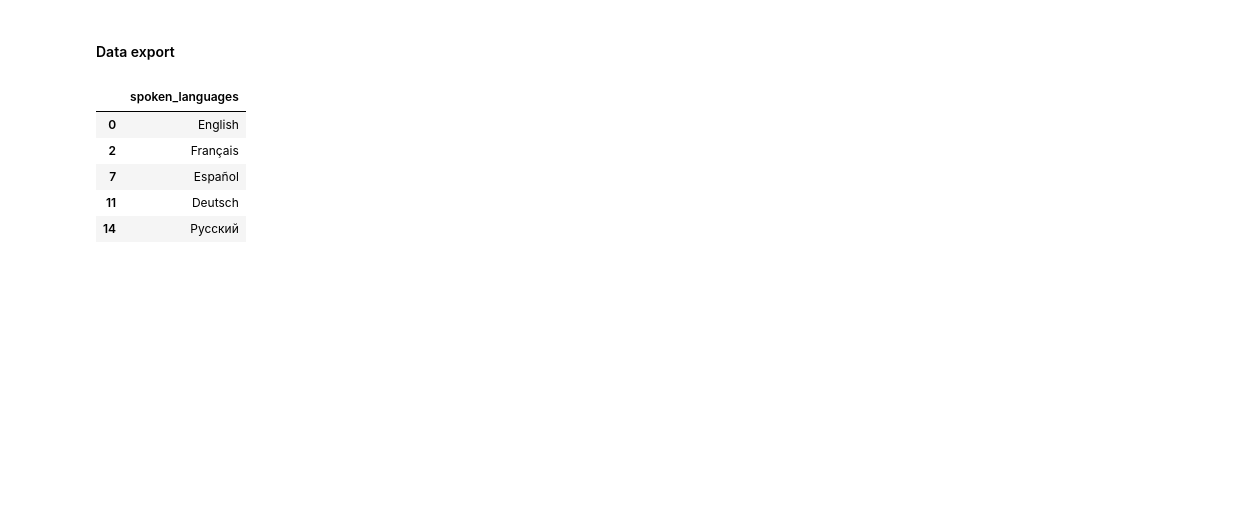
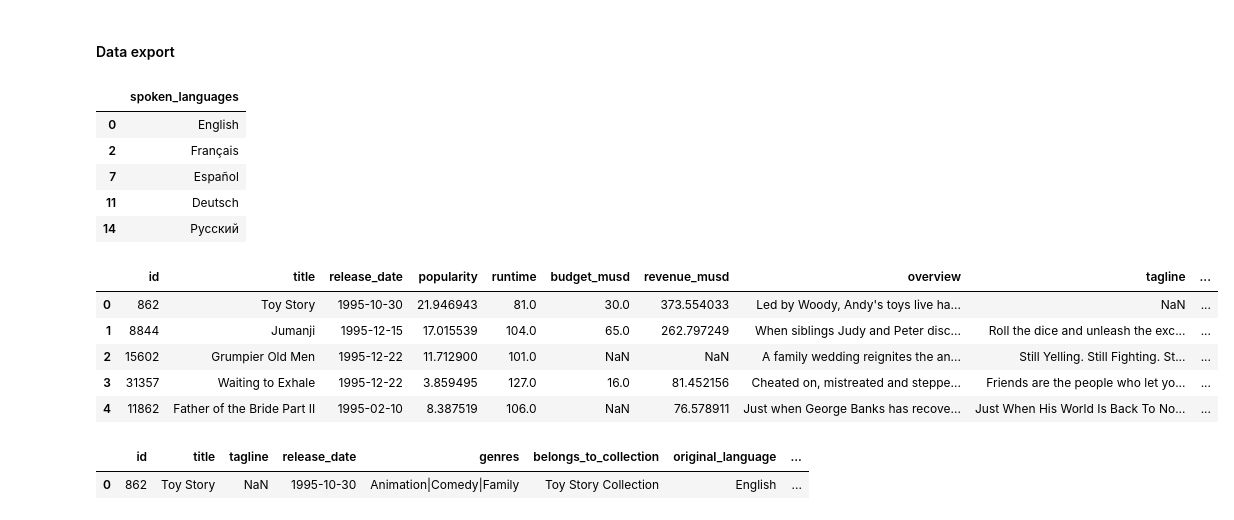
Before and after one commit to julien-data-analyst/Application_web_film, a Jupyter notebook: app/explo.ipynb, the cells around one changed output. Drawn from its saved outputs; the diff is of its cells as text; code cells hidden in the pictures; blank space fills up the shorter version.

```diff
--- a/app/explo.ipynb
+++ b/app/explo.ipynb
@@ -678,6 +675,15 @@ list_languages.head()
 list_genre = dropping_dups(genre, ["genres"])
 # %%
 list_collection = dropping_dups(collection, ["belongs_to_collection"])
+# %%
+film.head()
+# %% [output]
+|  | id | title | release_date | popularity | runtime | budget_musd | revenue_musd | overview | tagline | ... |
+| 0 | 862 | Toy Story | 1995-10-30 | 21.946943 | 81.0 | 30.0 | 373.554033 | Led by Woody, Andy's toys live ha... | NaN | ... |
+| 1 | 8844 | Jumanji | 1995-12-15 | 17.015539 | 104.0 | 65.0 | 262.797249 | When siblings Judy and Peter disc... | Roll the dice and unleash the exc... | ... |
+| 2 | 15602 | Grumpier Old Men | 1995-12-22 | 11.712900 | 101.0 | NaN | NaN | A family wedding reignites the an... | Still Yelling. Still Fighting. St... | ... |
+| 3 | 31357 | Waiting to Exhale | 1995-12-22 | 3.859495 | 127.0 | 16.0 | 81.452156 | Cheated on, mistreated and steppe... | Friends are the people who let yo... | ... |
+| 4 | 11862 | Father of the Bride Part II | 1995-02-10 | 8.387519 | 106.0 | NaN | 76.578911 | Just when George Banks has recove... | Just When His World Is Back To No... | ... |
 # %%
 list_production = dropping_dups(production, ["production_companies"])
 # %%
@@ -685,0 +700,5 @@ list_directors = dropping_dups(director, ["firstname", "lastname"])
+# %%
+dataset.head(n=1)
+# %% [output]
+|  | id | title | tagline | release_date | genres | belongs_to_collection | original_language | ... |
+| 0 | 862 | Toy Story | NaN | 1995-10-30 | Animation|Comedy|Family | Toy Story Collection | English | ... |
```
Also changed, not shown: parts of 4 cells of this notebook, 3 other files.
